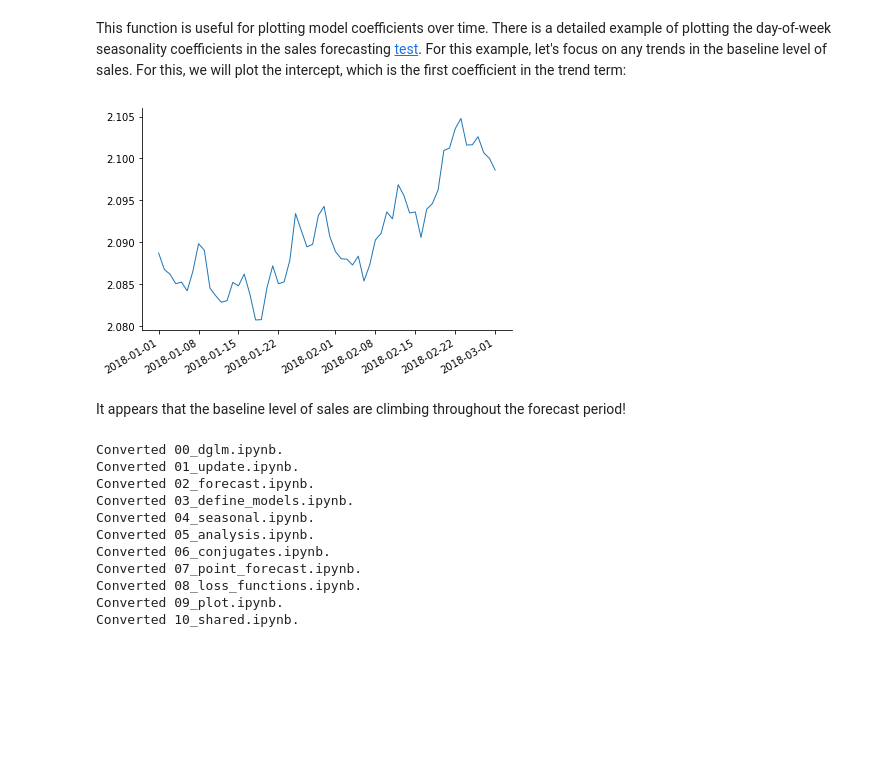
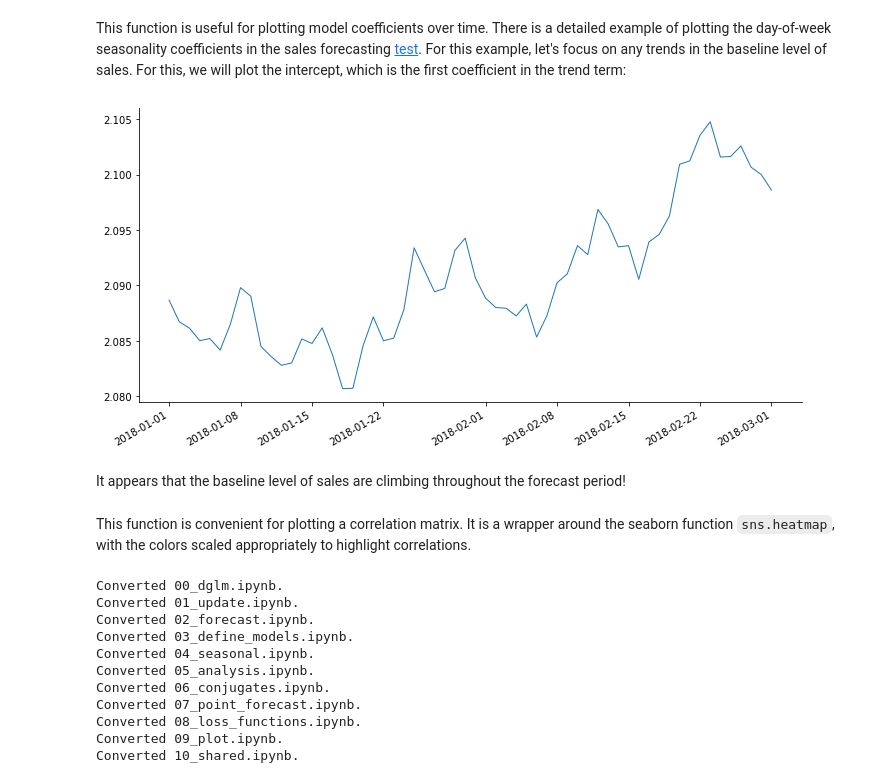
Before and after one commit to lavinei/pybats_nbdev, a Jupyter notebook: nbs/09_plot.ipynb, the cells around one changed output. Cells and saved outputs as stored; diff of their text form; code cells hidden in the pictures; blank space fills up the shorter version.

```diff
--- a/nbs/09_plot.ipynb
+++ b/nbs/09_plot.ipynb
@@ -145,7 +144,7 @@ end = forecast_end + pd.DateOffset(h - 1)
 
 data_14step = data.loc[start:end]
 samples_14step = samples[:,:,h-1]
-fig, ax = plt.subplots(figsize=(12,6))
+fig, ax = plt.subplots(figsize=(10,5))
 plot_data_forecast(fig, ax,
                    data_14step.Sales,
                    median(samples_14step),
@@ -195,13 +194,13 @@ This function is useful for plotting model coefficients over time. There is a de
 # %%
 # Plot the mean of the intercept through the forecasting time window
 plot_data = pd.DataFrame({'Intercept_Mean':model_coef['m'][:, mod.itrend[0]]}, index=data.loc[:forecast_end].index)
 plot_data = plot_data.loc[forecast_start:forecast_end]
 
-fig, ax = plt.subplots(1,1)
+fig, ax = plt.subplots(1,1, figsize=(10,5))
 plot_coef(fig, ax, plot_data.Intercept_Mean, plot_data.index)
 pass
 # %% [output]
-[figure, old version]
+[figure, new version]
 # %% [markdown]
 It appears that the baseline level of sales are climbing throughout the forecast period!
 # %%
@@ -220,6 +219,8 @@ def plot_corr(fig, ax, corr, labels=None):
     ax.set_xticklabels(labels=labels, rotation=45, size=9)
     ax.set_yticklabels(labels=labels, rotation=0, size=9)
     return ax
+# %% [markdown]
+This function is convenient for plotting a correlation matrix. It is a wrapper around the seaborn function `sns.heatmap`, with the colors scaled appropriately to highlight correlations.
 # %%
 #hide
 from nbdev.export import notebook2script
```
Also changed, not shown: parts of 3 cells of this notebook, 8 other files.
